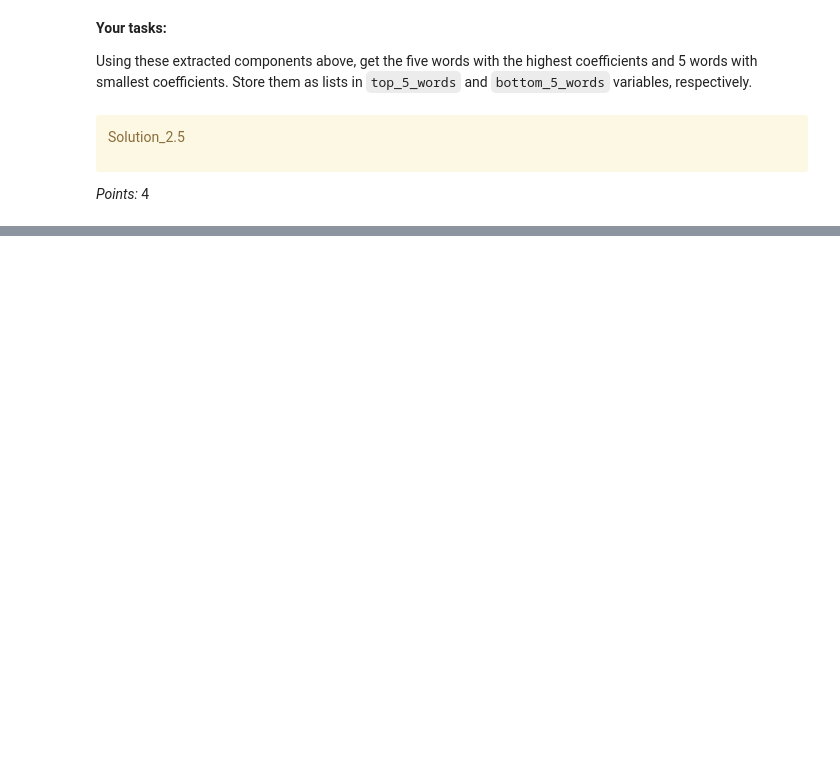
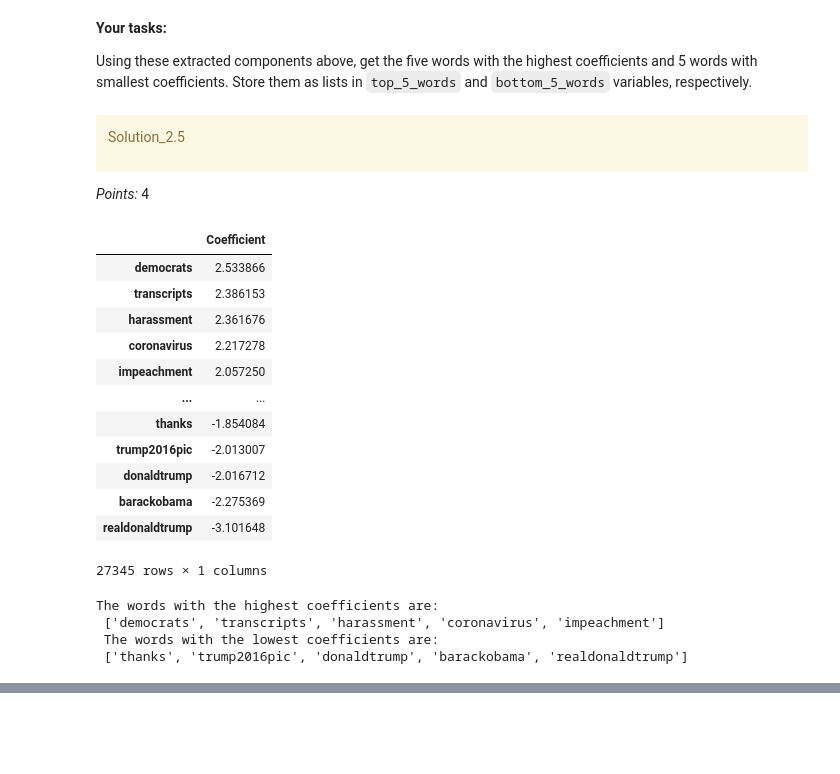
Before and after one commit to kaigg96/cpsc330-2023s, a Jupyter notebook: hw/hw4/hw4.ipynb, the cells around one changed output, grey strips where cells are left out. Saved outputs shown, nothing was run; the diff lists cells and outputs as text; code cells hidden in the pictures; blank space fills up the shorter version.

```diff
--- a/hw/hw4/hw4.ipynb
+++ b/hw/hw4/hw4.ipynb
@@ -327,2 +389,32 @@ bottom_5_words = None
+# %%
+#code adapted from lecture 7
+feature_names = np.array(vec_from_pipe.get_feature_names_out())
+coeffs = lr_from_pipe.coef_.flatten()
+word_coeff_df = pd.DataFrame(coeffs, index=feature_names, columns=["Coefficient"]).sort_values(by="Coefficient", ascending=False)
+word_coeff_df
+# %% [output]
+|  | Coefficient |
+| democrats | 2.533866 |
+| transcripts | 2.386153 |
+| harassment | 2.361676 |
+| coronavirus | 2.217278 |
+| impeachment | 2.057250 |
+| ... | ... |
+| thanks | -1.854084 |
+| trump2016pic | -2.013007 |
+| donaldtrump | -2.016712 |
+| barackobama | -2.275369 |
+| realdonaldtrump | -3.101648 |
+27345 rows × 1 columns
+# %%
+top_5_words = word_coeff_df.head().index.to_list()
+bottom_5_words = word_coeff_df.tail().index.to_list()
+
+print(f"The words with the highest coefficients are: \n {top_5_words} \n The words with the lowest coefficients are: \n {bottom_5_words}")
+# %% [output]
+The words with the highest coefficients are:
+ ['democrats', 'transcripts', 'harassment', 'coronavirus', 'impeachment']
+ The words with the lowest coefficients are:
+ ['thanks', 'trump2016pic', 'donaldtrump', 'barackobama', 'realdonaldtrump']
 # %%
 grader.check("q2.5")
```
Also changed, not shown: parts of 52 cells of this notebook, 5 other files.
